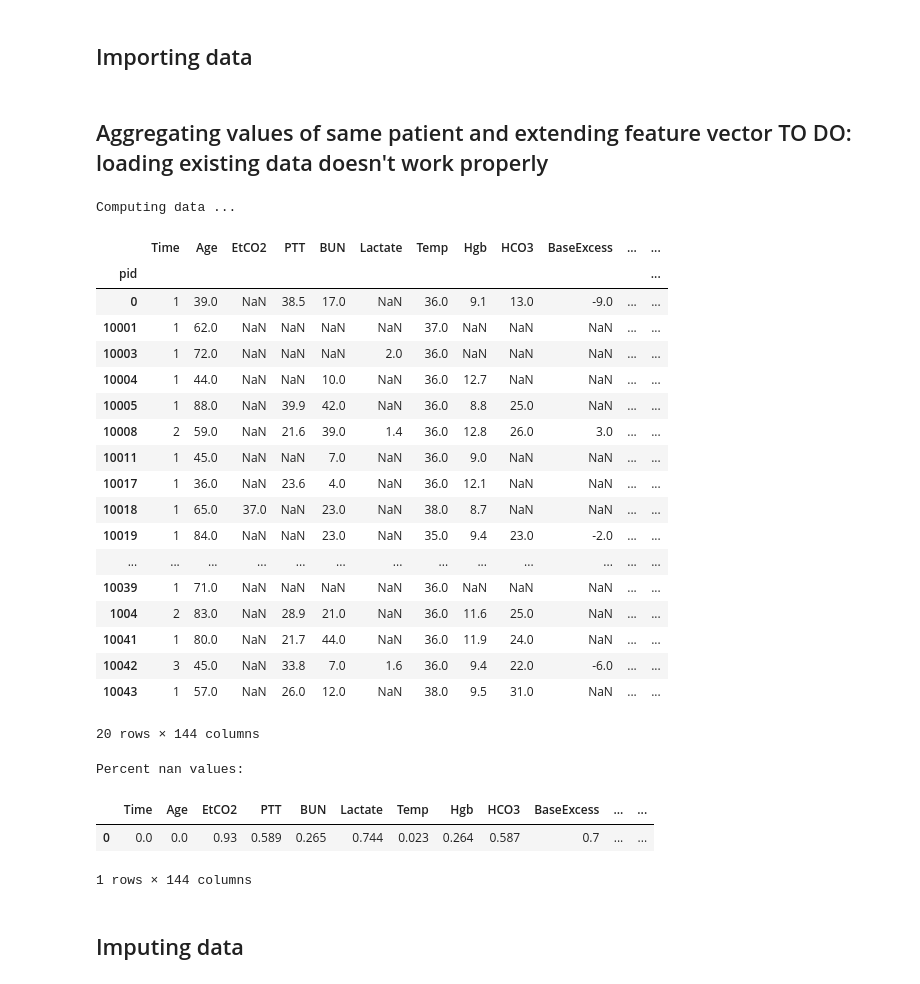
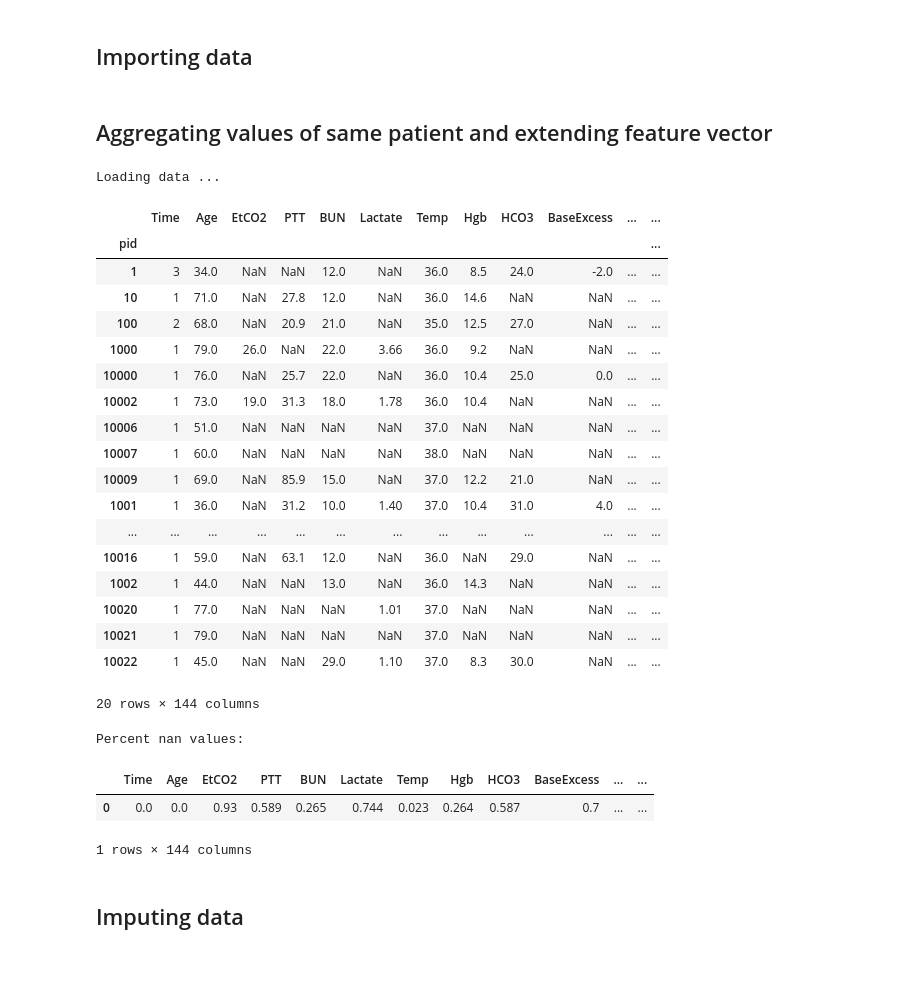
Before and after one commit to sebastianSbg/IML, a Jupyter notebook: Project_2/Project2.ipynb, the cells around one changed output. Cells and saved outputs as stored; diff of their text form; code cells hidden in the pictures.

Commit message:
improved inputs and cleaned up folder structure

```diff
--- a/Project_2/Project2.ipynb
+++ b/Project_2/Project2.ipynb
@@ -1,17 +9,14 @@
 # %%
-inColab = False  # check if program is run in Google Colab
+# Check if notebook is run in google colab
+
+baseDir = os.getcwd()
+
+inColab = False
 
 if 'google.colab' in str(get_ipython()):
     inColab = True
     from google.colab import files
     from google.colab import drive
     drive.mount('/content/drive')
-
-import pandas as pd
-import pickle
-import numpy as np
-import os
-import io
-import time
-# from redis_cache import cache_it  # caches data into pickle
+    baseDir = input('Input the base directory in you google drive: ')
 # %%
@@ -39,9 +47,9 @@ New model will be computed
 ## Importing data
 # %%
 # Importing & sorting data
-D_X_df = pd.read_csv(baseDir + r'\data\train_features.csv', index_col = 'pid')
-D_y_df = pd.read_csv(baseDir + r'\data\train_labels.csv', index_col = 'pid')
-D_test_df = pd.read_csv(baseDir + r'\data\test_features.csv', index_col = 'pid')
+D_X_df = pd.read_csv(os.path.join(baseDir,'data','train_features.csv'), index_col = 'pid')
+D_y_df = pd.read_csv(os.path.join(baseDir,'data','train_labels.csv'), index_col = 'pid')
+D_test_df = pd.read_csv(os.path.join(baseDir,'data','test_features.csv'), index_col = 'pid')
 
 # sorting rows by increasing index
 # D_X_df = D_X_df.sort_index()
@@ -51,63 +59,63 @@ D_test_df = pd.read_csv(baseDir + r'\data\test_features.csv', index_col = 'pid')
 # indices_train = list(D_X_df.index.unique())
 # indices_test = list(D_test_df.index.unique())
 # %% [markdown]
-## Aggregating values of same patient and extending feature vector TO DO: loading existing data doesn't work properly
+## Aggregating values of same patient and extending feature vector
 # %%
 path_X = os.path.join(baseDir,'results','agg_X.csv')
 path_test = os.path.join(baseDir,'results','agg_test.csv')
 
-if True: # not (os.path.exists(path_X) and os.path.exists(path_test)):  # only create file if the file doesn't exist yet
+if not (os.path.exists(path_X) and os.path.exists(path_test)):  # only create file if the file doesn't exist yet
 
     print("Computing data ... ")
+
     # grouping by index
     D_X_df_min = D_X_df.groupby(['pid'],sort=False).min()
     D_test_df_min = D_test_df.groupby(['pid'],sort=False).min()
 
     D_X_df_mean = D_X_df.groupby(['pid'],sort=False).mean()
     D_test_df_mean = D_test_df.groupby(['pid'],sort=False).mean()
 
     D_X_df_max = D_X_df.groupby(['pid'],sort=False).max()
     D_test_df_max = D_test_df.groupby(['pid'],sort=False).max()
 
     D_X_df_diff = D_X_df_max - D_X_df_min
     D_test_df_diff = D_test_df_max - D_test_df_min
 
     D_X_df = pd.concat([D_X_df_min, D_X_df_mean, D_X_df_max,D_X_df_diff], axis=1, sort=False)
     D_test_df = pd.concat([D_test_df_min,D_test_df_mean, D_test_df_max,D_test_df_diff], axis=1, sort=False)
 
     D_X_df.to_csv(path_X, index=True, header = True, float_format='%.3f') #, compression='zip')
     D_test_df.to_csv(path_test, index=True, header = True, float_format='%.3f') #, compression='zip')
 else:
     print("Loading data ... ")
     D_X_df = pd.read_csv(path_X, index_col = 'pid')
-    D_X_test = pd.read_csv(path_test, index_col = 'pid')
-
+    D_test_df = pd.read_csv(path_test, index_col = 'pid')
 
 # Visualizing data
 D_X_percNan = np.round(pd.DataFrame(D_X_df.isna().sum()/D_X_df.shape[0]),3).T
-display(D_test_df.head(20))
+display(D_X_df.head(20))
 print("Percent nan values: ")
 display(D_X_percNan)
 # %% [output]
-Computing data ...
+Loading data ...
 |  | Time | Age | EtCO2 | PTT | BUN | Lactate | Temp | Hgb | HCO3 | BaseExcess | ... | ... |
 | pid |  |  |  |  |  |  |  |  |  |  |  | ... |
-| 0 | 1 | 39.0 | NaN | 38.5 | 17.0 | NaN | 36.0 | 9.1 | 13.0 | -9.0 | ... | ... |
-| 10001 | 1 | 62.0 | NaN | NaN | NaN | NaN | 37.0 | NaN | NaN | NaN | ... | ... |
-| 10003 | 1 | 72.0 | NaN | NaN | NaN | 2.0 | 36.0 | NaN | NaN | NaN | ... | ... |
-| 10004 | 1 | 44.0 | NaN | NaN | 10.0 | NaN | 36.0 | 12.7 | NaN | NaN | ... | ... |
-| 10005 | 1 | 88.0 | NaN | 39.9 | 42.0 | NaN | 36.0 | 8.8 | 25.0 | NaN | ... | ... |
-| 10008 | 2 | 59.0 | NaN | 21.6 | 39.0 | 1.4 | 36.0 | 12.8 | 26.0 | 3.0 | ... | ... |
-| 10011 | 1 | 45.0 | NaN | NaN | 7.0 | NaN | 36.0 | 9.0 | NaN | NaN | ... | ... |
-| 10017 | 1 | 36.0 | NaN | 23.6 | 4.0 | NaN | 36.0 | 12.1 | NaN | NaN | ... | ... |
-| 10018 | 1 | 65.0 | 37.0 | NaN | 23.0 | NaN | 38.0 | 8.7 | NaN | NaN | ... | ... |
-| 10019 | 1 | 84.0 | NaN | NaN | 23.0 | NaN | 35.0 | 9.4 | 23.0 | -2.0 | ... | ... |
+| 1 | 3 | 34.0 | NaN | NaN | 12.0 | NaN | 36.0 | 8.5 | 24.0 | -2.0 | ... | ... |
+| 10 | 1 | 71.0 | NaN | 27.8 | 12.0 | NaN | 36.0 | 14.6 | NaN | NaN | ... | ... |
+| 100 | 2 | 68.0 | NaN | 20.9 | 21.0 | NaN | 35.0 | 12.5 | 27.0 | NaN | ... | ... |
+| 1000 | 1 | 79.0 | 26.0 | NaN | 22.0 | 3.66 | 36.0 | 9.2 | NaN | NaN | ... | ... |
+| 10000 | 1 | 76.0 | NaN | 25.7 | 22.0 | NaN | 36.0 | 10.4 | 25.0 | 0.0 | ... | ... |
+| 10002 | 1 | 73.0 | 19.0 | 31.3 | 18.0 | 1.78 | 36.0 | 10.4 | NaN | NaN | ... | ... |
+| 10006 | 1 | 51.0 | NaN | NaN | NaN | NaN | 37.0 | NaN | NaN | NaN | ... | ... |
+| 10007 | 1 | 60.0 | NaN | NaN | NaN | NaN | 38.0 | NaN | NaN | NaN | ... | ... |
+| 10009 | 1 | 69.0 | NaN | 85.9 | 15.0 | NaN | 37.0 | 12.2 | 21.0 | NaN | ... | ... |
+| 1001 | 1 | 36.0 | NaN | 31.2 | 10.0 | 1.40 | 37.0 | 10.4 | 31.0 | 4.0 | ... | ... |
 | ... | ... | ... | ... | ... | ... | ... | ... | ... | ... | ... | ... | ... |
-| 10039 | 1 | 71.0 | NaN | NaN | NaN | NaN | 36.0 | NaN | NaN | NaN | ... | ... |
-| 1004 | 2 | 83.0 | NaN | 28.9 | 21.0 | NaN | 36.0 | 11.6 | 25.0 | NaN | ... | ... |
-| 10041 | 1 | 80.0 | NaN | 21.7 | 44.0 | NaN | 36.0 | 11.9 | 24.0 | NaN | ... | ... |
-| 10042 | 3 | 45.0 | NaN | 33.8 | 7.0 | 1.6 | 36.0 | 9.4 | 22.0 | -6.0 | ... | ... |
-| 10043 | 1 | 57.0 | NaN | 26.0 | 12.0 | NaN | 38.0 | 9.5 | 31.0 | NaN | ... | ... |
+| 10016 | 1 | 59.0 | NaN | 63.1 | 12.0 | NaN | 36.0 | NaN | 29.0 | NaN | ... | ... |
+| 1002 | 1 | 44.0 | NaN | NaN | 13.0 | NaN | 36.0 | 14.3 | NaN | NaN | ... | ... |
+| 10020 | 1 | 77.0 | NaN | NaN | NaN | 1.01 | 37.0 | NaN | NaN | NaN | ... | ... |
+| 10021 | 1 | 79.0 | NaN | NaN | NaN | NaN | 37.0 | NaN | NaN | NaN | ... | ... |
+| 10022 | 1 | 45.0 | NaN | NaN | 29.0 | 1.10 | 37.0 | 8.3 | 30.0 | NaN | ... | ... |
 20 rows × 144 columns
 Percent nan values:
 |  | Time | Age | EtCO2 | PTT | BUN | Lactate | Temp | Hgb | HCO3 | BaseExcess | ... | ... |
```
Also changed, not shown: parts of 48 cells of this notebook, 10 other files.
